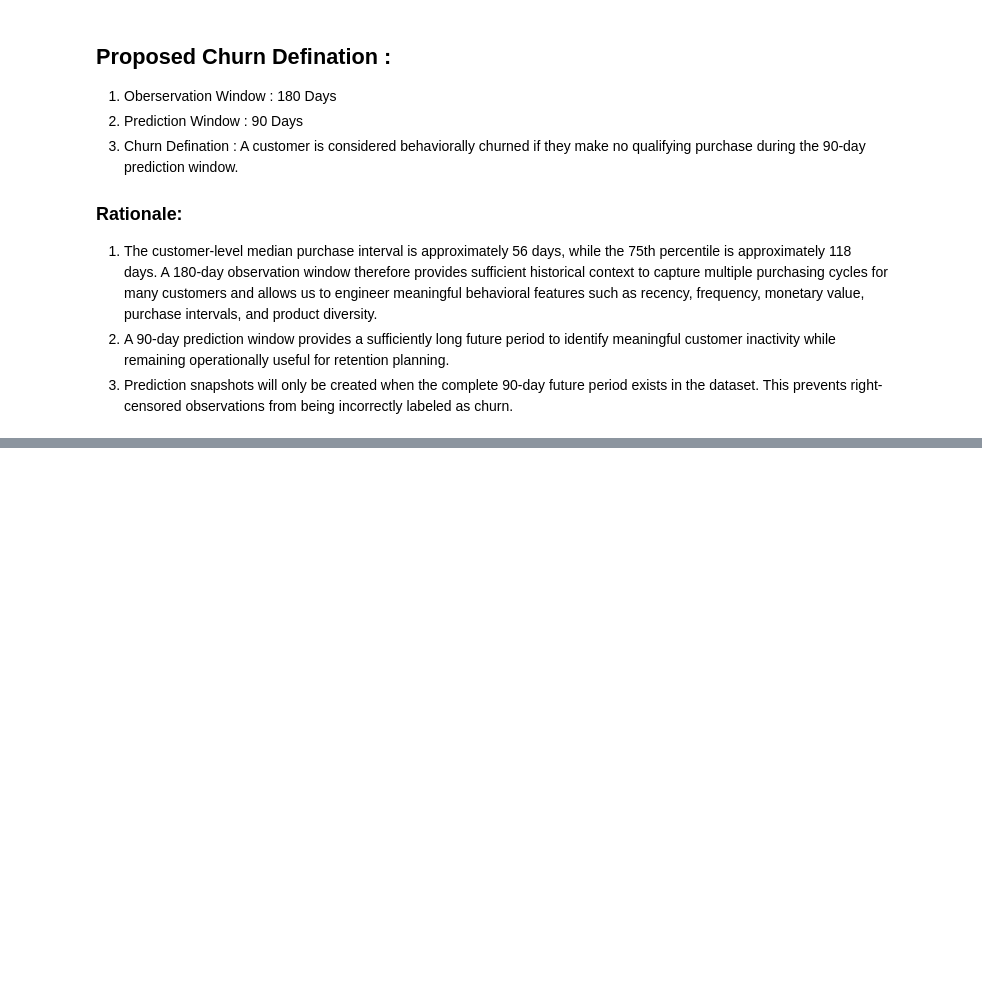
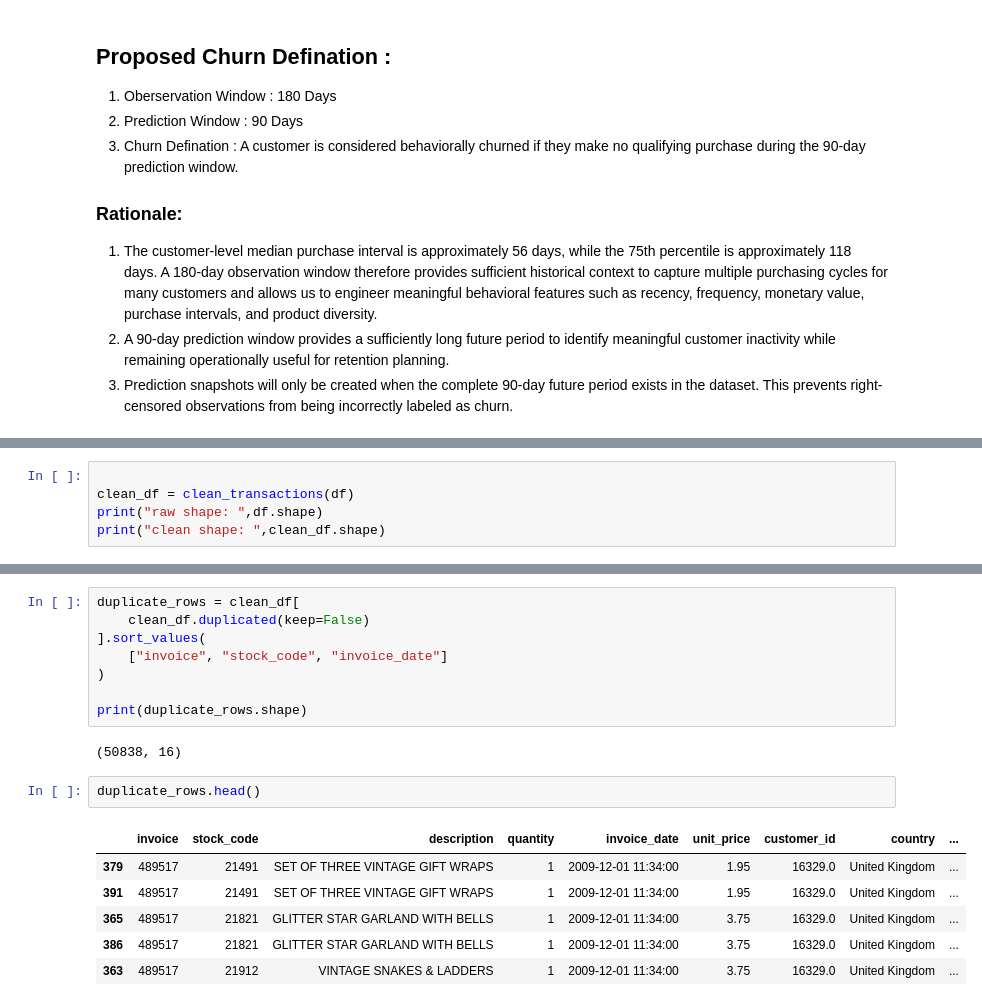
Before and after one commit to VishnuVardhanKasireddy/customer-churn-intelligence-platform, a Jupyter notebook: notebooks/01_data_understanding.ipynb, the cells around one changed output, grey strips where cells are left out. Drawn from its saved outputs; the diff is of its cells as text; blank space fills up the shorter version.

```diff
--- a/notebooks/01_data_understanding.ipynb
+++ b/notebooks/01_data_understanding.ipynb
@@ -644,0 +898,5 @@ dtype: int64
+# %%
+
+clean_df = clean_transactions(df)
+print("raw shape: ",df.shape)
+print("clean shape: ",clean_df.shape)
@@ -644,0 +957,19 @@ dtype: int64
+# %%
+duplicate_rows = clean_df[
+    clean_df.duplicated(keep=False)
+].sort_values(
+    ["invoice", "stock_code", "invoice_date"]
+)
+
+print(duplicate_rows.shape)
+# %% [output]
+(50838, 16)
+# %%
+duplicate_rows.head()
+# %% [output]
+|  | invoice | stock_code | description | quantity | invoice_date | unit_price | customer_id | country | ... |
+| 379 | 489517 | 21491 | SET OF THREE VINTAGE GIFT WRAPS | 1 | 2009-12-01 11:34:00 | 1.95 | 16329.0 | United Kingdom | ... |
+| 391 | 489517 | 21491 | SET OF THREE VINTAGE GIFT WRAPS | 1 | 2009-12-01 11:34:00 | 1.95 | 16329.0 | United Kingdom | ... |
+| 365 | 489517 | 21821 | GLITTER STAR GARLAND WITH BELLS | 1 | 2009-12-01 11:34:00 | 3.75 | 16329.0 | United Kingdom | ... |
+| 386 | 489517 | 21821 | GLITTER STAR GARLAND WITH BELLS | 1 | 2009-12-01 11:34:00 | 3.75 | 16329.0 | United Kingdom | ... |
+| 363 | 489517 | 21912 | VINTAGE SNAKES & LADDERS | 1 | 2009-12-01 11:34:00 | 3.75 | 16329.0 | United Kingdom | ... |
```
Also changed, not shown: parts of 31 cells of this notebook, 2 other files.
